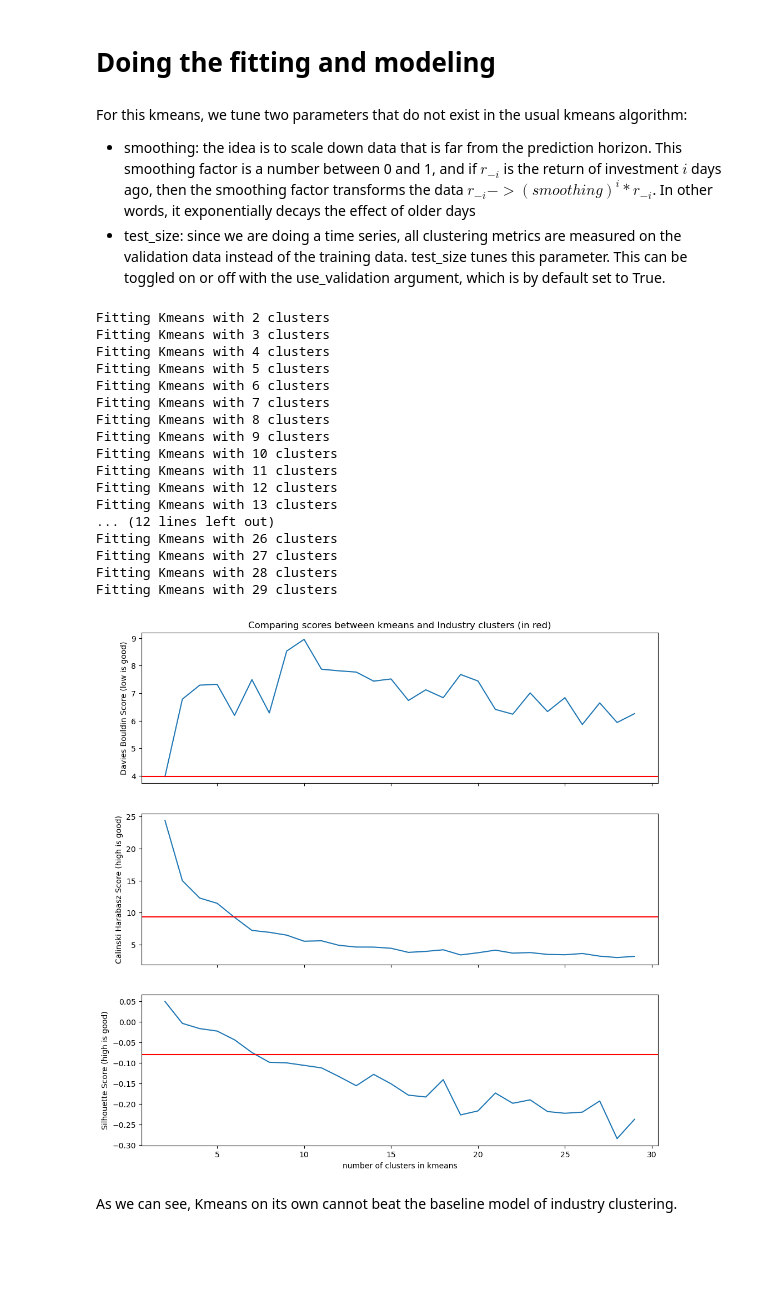
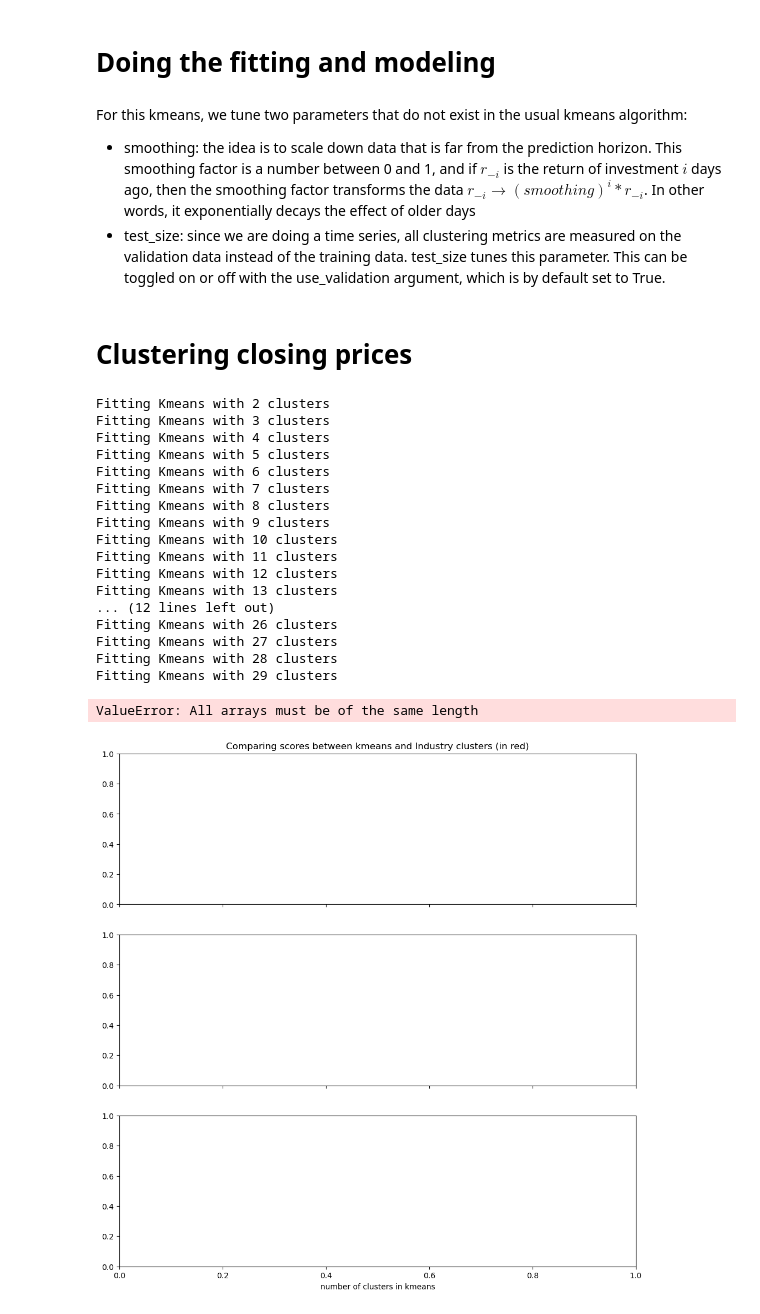
Before and after one commit to AssafBarNatan/SP500-clustering, a Jupyter notebook: KMeans.ipynb, the cells around one changed output. Drawn from its saved outputs; the diff is of its cells as text; code cells hidden in the pictures; blank space fills up the shorter version.

Commit message:
running kmeans on closing prices and on returns

```diff
--- a/KMeans.ipynb
+++ b/KMeans.ipynb
@@ -130,7 +130,7 @@ class KMeans_Clustering_SP500():
 # Doing the fitting and modeling
 # %% [markdown]
 For this kmeans, we tune two parameters that do not exist in the usual kmeans algorithm:
-- smoothing: the idea is to scale down data that is far from the prediction horizon. This smoothing factor is a number between 0 and 1, and if $r_{-i}$ is the return of investment $i$ days ago, then the smoothing factor transforms the data $r_{-i} -> (smoothing)^i * r_{-i}$. In other words, it exponentially decays the effect of older days
+- smoothing: the idea is to scale down data that is far from the prediction horizon. This smoothing factor is a number between 0 and 1, and if $r_{-i}$ is the return of investment $i$ days ago, then the smoothing factor transforms the data $r_{-i} \to (smoothing)^i * r_{-i}$. In other words, it exponentially decays the effect of older days
 - test_size: since we are doing a time series, all clustering metrics are measured on the validation data instead of the training data. test_size tunes this parameter. This can be toggled on or off with the use_validation argument, which is by default set to True.
 # %%
 import pickle
@@ -139,29 +139,31 @@ with open('./models/industry_clusters.pkl', 'rb') as handle:
 
 kmeansSP500 = KMeans_Clustering_SP500(n_min = 2,
                                       n_max = 30,
-                                      smoothing = 0.9,
+                                      smoothing = 0.88,
                                       test_size = 7,
                                       use_validation = True)
-kmeansSP500.fit(sharpe)
-kmeansSP500.summarize(industry_clusters)
-# %% [output]
-Fitting Kmeans with 2 clusters
-Fitting Kmeans with 3 clusters
-Fitting Kmeans with 4 clusters
-Fitting Kmeans with 5 clusters
-Fitting Kmeans with 6 clusters
-Fitting Kmeans with 7 clusters
-Fitting Kmeans with 8 clusters
-Fitting Kmeans with 9 clusters
-Fitting Kmeans with 10 clusters
-Fitting Kmeans with 11 clusters
-Fitting Kmeans with 12 clusters
-Fitting Kmeans with 13 clusters
-... (12 lines left out)
-Fitting Kmeans with 26 clusters
-Fitting Kmeans with 27 clusters
-Fitting Kmeans with 28 clusters
-Fitting Kmeans with 29 clusters
-[figure, removed]
-# %% [markdown]
-As we can see, Kmeans on its own cannot beat the baseline model of industry clustering.
+# %% [markdown]
+# Clustering closing prices
+# %%
+kmeansSP500.fit(closing_prices)
+kmeansSP500.summarize(industry_clusters)
+# %% [output]
+Fitting Kmeans with 2 clusters
+Fitting Kmeans with 3 clusters
+Fitting Kmeans with 4 clusters
+Fitting Kmeans with 5 clusters
+Fitting Kmeans with 6 clusters
+Fitting Kmeans with 7 clusters
+Fitting Kmeans with 8 clusters
+Fitting Kmeans with 9 clusters
+Fitting Kmeans with 10 clusters
+Fitting Kmeans with 11 clusters
+Fitting Kmeans with 12 clusters
+Fitting Kmeans with 13 clusters
+... (12 lines left out)
+Fitting Kmeans with 26 clusters
+Fitting Kmeans with 27 clusters
+Fitting Kmeans with 28 clusters
+Fitting Kmeans with 29 clusters
+ValueError: All arrays must be of the same length
+[figure, added]
```
Also changed, not shown: parts of 5 cells of this notebook.
